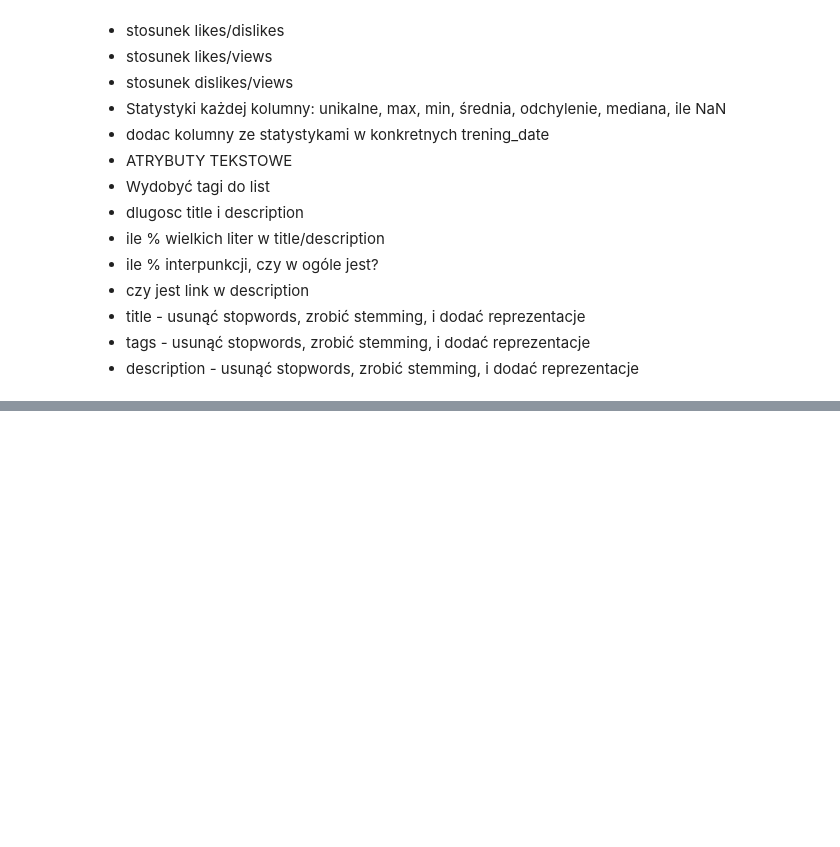
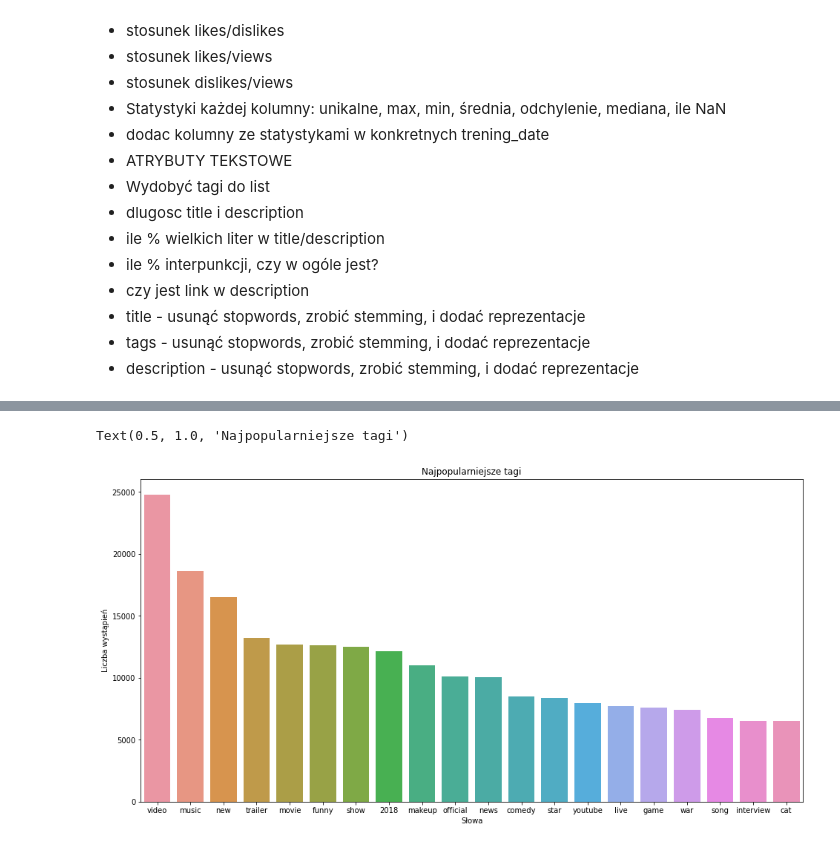
Before and after one commit to AdamKlejda/PED_YT, a Jupyter notebook: load_data.ipynb, the cells around one changed output, grey strips where cells are left out. Saved outputs shown, nothing was run; the diff lists cells and outputs as text; code cells hidden in the pictures; blank space fills up the shorter version.

```diff
--- a/load_data.ipynb
+++ b/load_data.ipynb
@@ -128,0 +146,24 @@ df.head(5)
+# %%
+all_tags_words = []
+for tags in df.loc[:,"tags"]:
+    tags = json.loads(tags.lower())
+    single_words = ' '.join(tags).split(' ')
+    all_tags_words.extend(single_words)
+# %%
+all_words_without_stopwords = [word for word in all_tags_words if word not in stopwords.words('english')]
+
+wnl = WordNetLemmatizer()
+all_words_lemmatized = [wnl.lemmatize(word) for word in all_words_without_stopwords]
+# %%
+cnt_tags = Counter(all_words_lemmatized)
+cnt_tags = cnt_tags.most_common()
+
+xx, yy = zip(*cnt_tags[:20])
+plt.figure(figsize=(16,8))
+sns.barplot(x=list(xx),y=list(yy))
+plt.xlabel("Słowa")
+plt.ylabel("Liczba wystąpień")
+plt.title("Najpopularniejsze tagi")
+# %% [output]
+Text(0.5, 1.0, 'Najpopularniejsze tagi')
+[figure, added]
```
Also changed, not shown: parts of 8 cells of this notebook.
